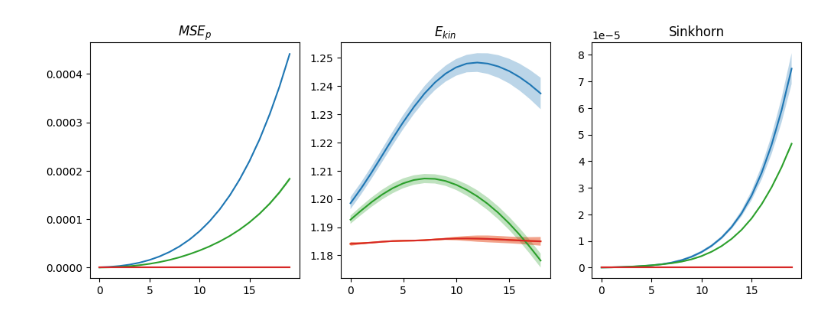
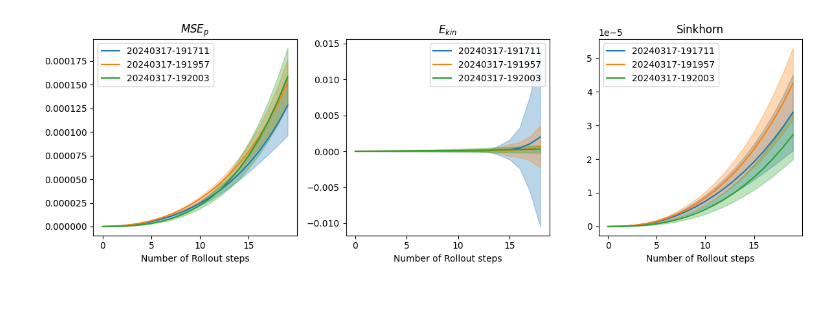
Before and after one commit to tumaer/lagrangebench, a Jupyter notebook: plots_multiple_samples.ipynb, the cells around one changed output. Cells and saved outputs as stored; diff of their text form; code cells hidden in the pictures.

Commit message:
modified plots

```diff
--- a/plots_multiple_samples.ipynb
+++ b/plots_multiple_samples.ipynb
@@ -10,7 +10,10 @@ def cumulative_average(numbers):
     indices = np.arange(1, len(numbers) + 1)
     cum_avg = cum_sum / indices
     return cum_avg.tolist()
+# %%
+path = './acdm_thesis_results_no_noise_pkl/multiple_samples/'
 # %%
-files_in_ms = os.listdir('./thesis_results/multiple_samples/')
+files_in_ms = os.listdir(path)
+files_in_ms.sort()
 print(files_in_ms)
 # %% [output]
@@ -28,7 +47,7 @@ labels
 # %%
 metrics_list = []
 for i in range(len(files_in_ms)):
-    metrics_list.append(pickle.load(open('./thesis_results/multiple_samples/'+files_in_ms[i], 'rb')))
+    metrics_list.append(pickle.load(open(path+files_in_ms[i], 'rb')))
 # %%
 rollout_mean=[]
 rollout_std=[]
@@ -80,0 +102,15 @@ for metrics in metrics_list:
+# %%
+#print the cumulatve average of mse , ekin and sinkhorn for each model
+for i in range(len(rollout_mean)):
+    print(labels[i])
+    #middle index 0 is for mse, 1 is for ekin, 2 is for sinkhorn
+    print(f"cumulative MSE_5 rollout mean {rollout_mean[i][0][4]:.1e}")
+    print(f"cumulative MSE_5 rollout std {rollout_std[i][0][4]:.1e}")
+    print(f"cumulative MSE_20 rollout mean {rollout_mean[i][0][19]:.1e}")
+    print(f"cumulative MSE_20 rollout std {rollout_std[i][0][19]:.1e}")
+    print(f"cumulative Ekin rollout mean {rollout_mean[i][1][18]:.1e}")
+    print(f"cumulative Ekin rollout std {rollout_std[i][1][18]:.1e}")
+    print(f"cumulative Sinkhorn rollout mean {rollout_mean[i][2][19]:.1e}")
+    print(f"cumulative Sinkhorn rollout std {rollout_std[i][2][19]:.1e}")
+
+    print("\n")
@@ -81,16 +135,14 @@ for metrics in metrics_list:
 # %%
 fig, ax = plt.subplots(1, 3, figsize=(12, 4))
-for j in range(len(metrics_list)):# runs as many times as the number of files
+for j in range(3):# runs as many times as the number of files /models
     for i,m in enumerate(['$MSE_p$', '$E_{kin}$', 'Sinkhorn']):
-        ax[i].plot(np.arange(len(column_mean[j][i])),column_mean[j][i])
-        ax[i].plot(np.arange(len(column_mean_target[j][i])),column_mean_target[j][i])
-
-        ax[i].fill_between(x=np.arange(len(column_mean[j][i])),y1=column_mean[j][i] - column_std[j][i],
-                        y2=column_mean[j][i] + column_std[j][i],
-                        alpha=0.3, label='Standard Deviation')
-        ax[i].fill_between(x=np.arange(len(column_mean_target[j][i])),y1=column_mean_target[j][i] - column_std_target[j][i],
-                        y2=column_mean_target[j][i] + column_std_target[j][i],
-                        alpha=0.3, label='Standard Deviation')
+        ax[i].plot(np.arange(len(rollout_mean[j][i])),rollout_mean[j][i], label=labels[j], color=plt.cm.tab10.colors[j])
+        ax[i].fill_between(np.arange(len(rollout_mean[j][i])),y1=rollout_mean[j][i] - rollout_std[j][i],
+                        y2=rollout_mean[j][i] + rollout_std[j][i],
+                        alpha=0.3,label="", color=plt.cm.tab10.colors[j])
         ax[i].set_title(m)
+        ax[i].set_xlabel('Number of Rollout steps')
+        ax[i].legend()
+        fig.tight_layout()
 # %% [output]
-[figure, old version]
+[figure, new version]
```
Also changed, not shown: parts of 4 cells of this notebook, 1 other file.
